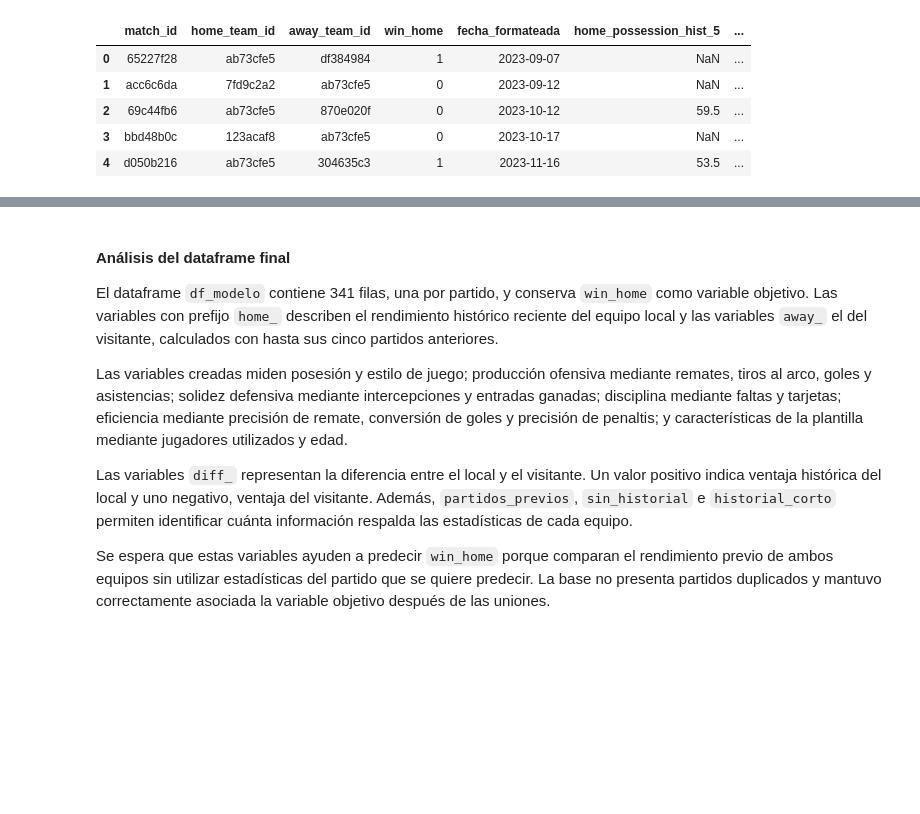
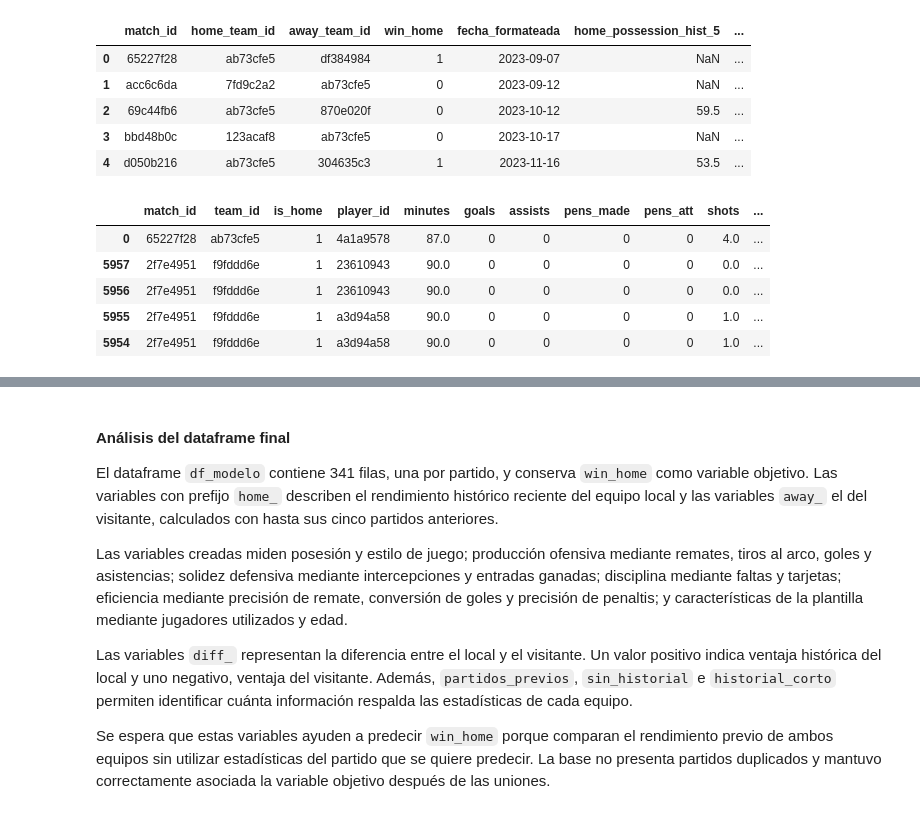
Before and after one commit to antobeni07/Parcial-1_Analitica, a Jupyter notebook: 01_Parcial_Mundial_2026.ipynb, the cells around one changed output, grey strips where cells are left out. Cells and saved outputs as stored; diff of their text form; code cells hidden in the pictures; blank space fills up the shorter version.

```diff
--- a/01_Parcial_Mundial_2026.ipynb
+++ b/01_Parcial_Mundial_2026.ipynb
@@ -2309,3 +2327,12 @@ Partidos duplicados: 0
 | 2 | 69c44fb6 | ab73cfe5 | 870e020f | 0 | 2023-10-12 | 59.5 | ... |
 | 3 | bbd48b0c | 123acaf8 | ab73cfe5 | 0 | 2023-10-17 | NaN | ... |
 | 4 | d050b216 | ab73cfe5 | 304635c3 | 1 | 2023-11-16 | 53.5 | ... |
+# %%
+df_players_data.head()
+# %% [output]
+|  | match_id | team_id | is_home | player_id | minutes | goals | assists | pens_made | pens_att | shots | ... |
+| 0 | 65227f28 | ab73cfe5 | 1 | 4a1a9578 | 87.0 | 0 | 0 | 0 | 0 | 4.0 | ... |
+| 5957 | 2f7e4951 | f9fddd6e | 1 | 23610943 | 90.0 | 0 | 0 | 0 | 0 | 0.0 | ... |
+| 5956 | 2f7e4951 | f9fddd6e | 1 | 23610943 | 90.0 | 0 | 0 | 0 | 0 | 0.0 | ... |
+| 5955 | 2f7e4951 | f9fddd6e | 1 | a3d94a58 | 90.0 | 0 | 0 | 0 | 0 | 1.0 | ... |
+| 5954 | 2f7e4951 | f9fddd6e | 1 | a3d94a58 | 90.0 | 0 | 0 | 0 | 0 | 1.0 | ... |
```
Also changed, not shown: parts of 5 cells of this notebook.
